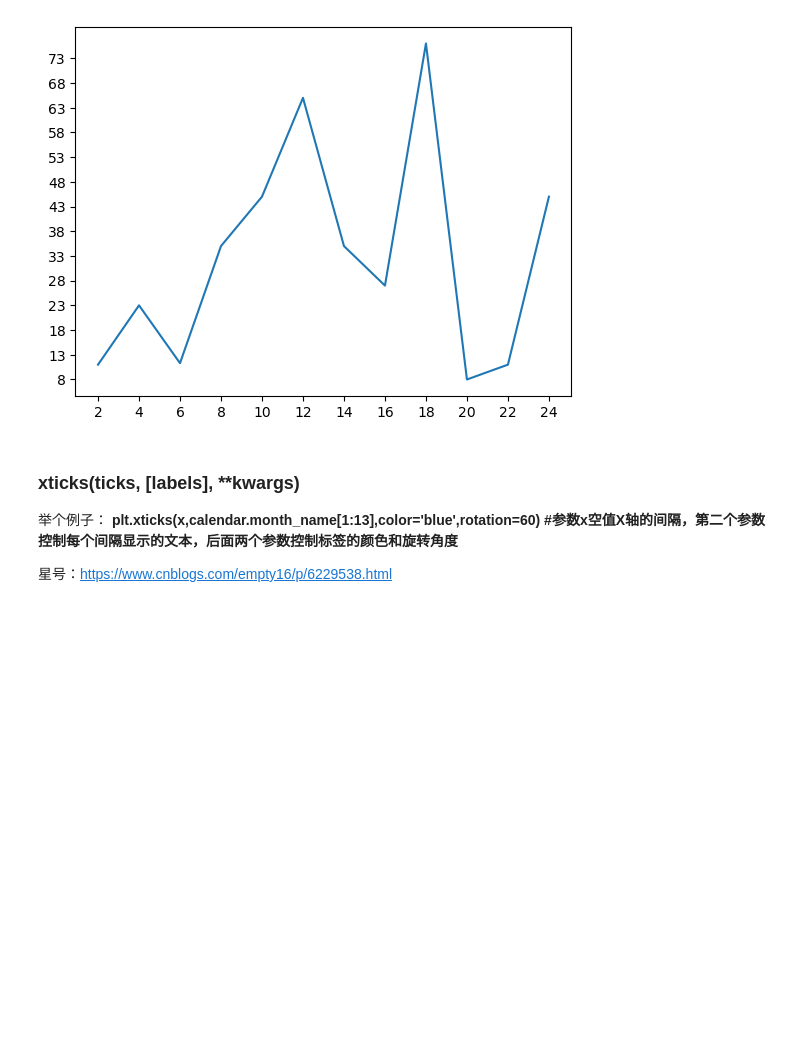
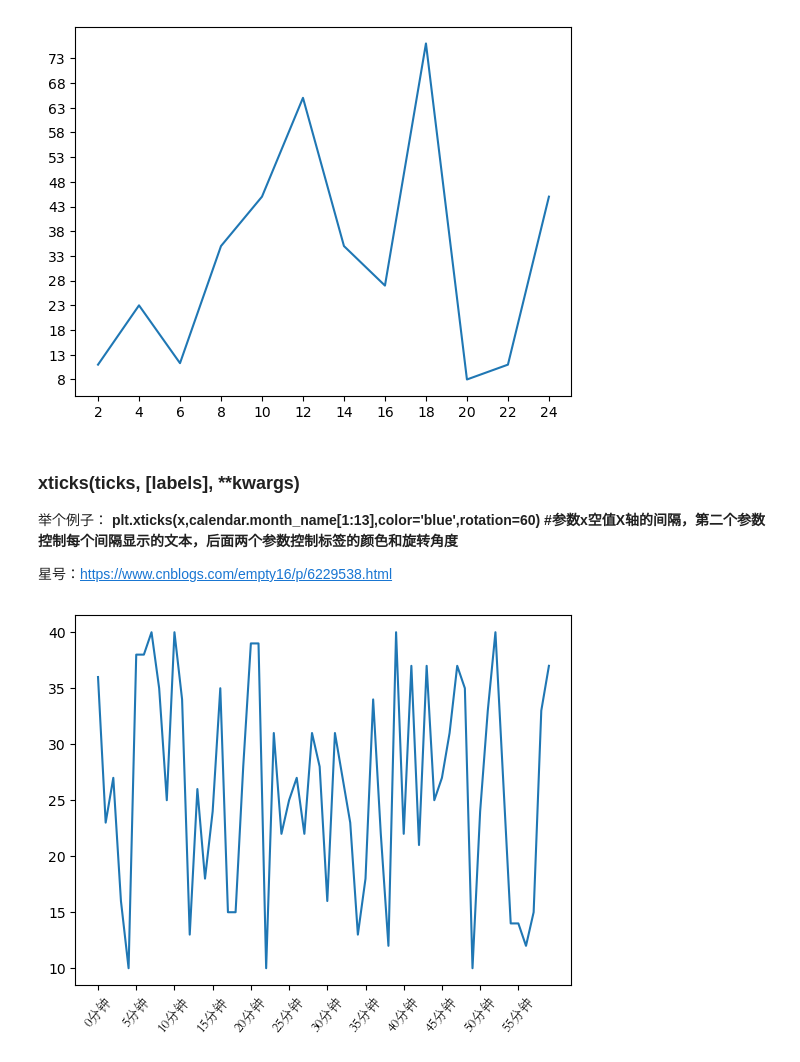
Before and after one commit to slivermaker/ModernAlgorithm, a Jupyter notebook: Code_Matplotlib-NumPy-Pandas/matplotlib.ipynb, the cells around one changed output. Drawn from its saved outputs; the diff is of its cells as text; code cells hidden in the pictures; blank space fills up the shorter version.

Commit message:
matplotlib

```diff
--- a/Code_Matplotlib-NumPy-Pandas/matplotlib.ipynb
+++ b/Code_Matplotlib-NumPy-Pandas/matplotlib.ipynb
@@ -66,3 +66,18 @@ plt.show()
 **plt.xticks(x,calendar.month_name[1:13],color='blue',rotation=60)  #参数x空值X轴的间隔，第二个参数控制每个间隔显示的文本，后面两个参数控制标签的颜色和旋转角度**
 
 星号：https://www.cnblogs.com/empty16/p/6229538.html
+# %%
+from matplotlib import pyplot as plt
+import random
+x = range(0, 60)
+y = [random.randint(10, 40) for i in range(60)]
+plt.plot(x, y)
+# 调整x轴刻度
+_x = x[::5]
+_xtick_labels = ["{}分钟".format(i) for i in _x]
+# plt.xticks(_x, _xtick_labels)
+# rotation 刻度旋转
+plt.xticks(_x, _xtick_labels, rotation=50, fontproperties="STSong")
+plt.show()
+# %% [output]
+[figure, added]
```
Also changed, not shown: parts of 4 cells of this notebook.
